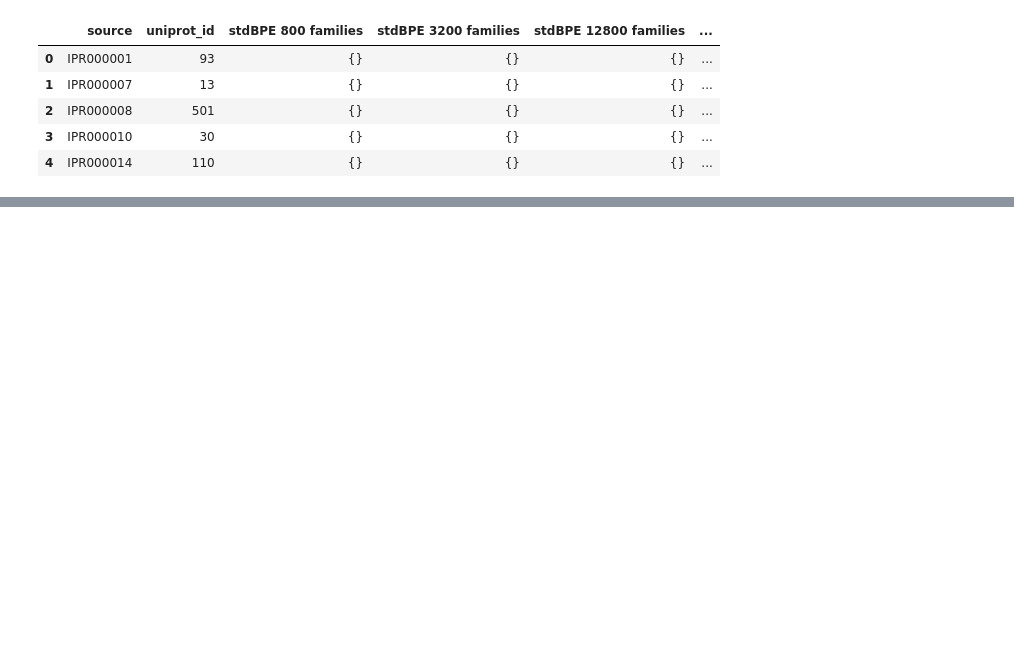
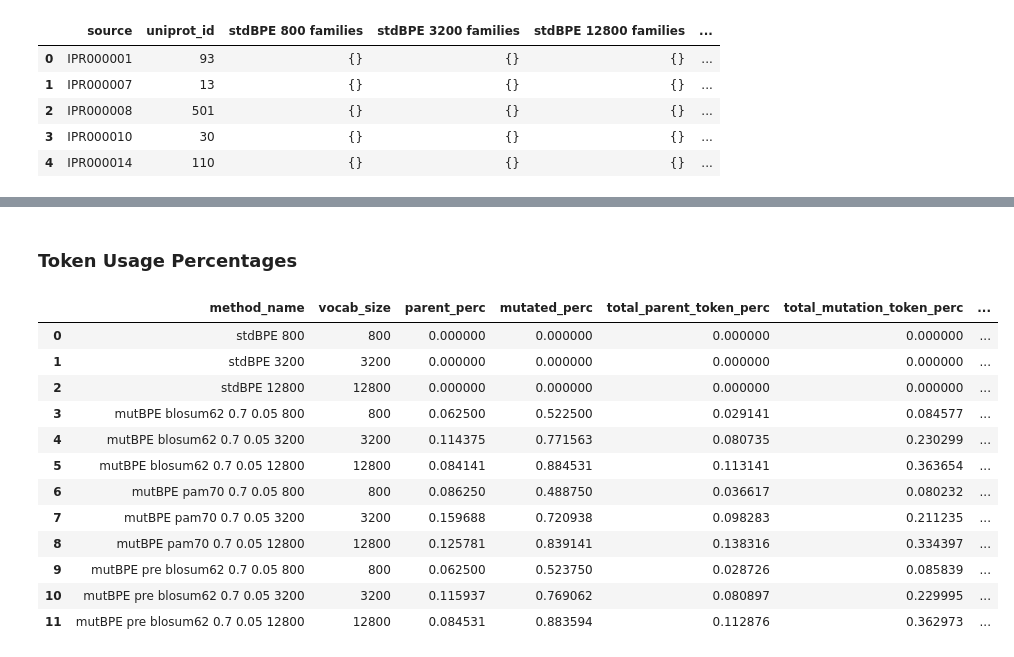
Before and after one commit to boun-tabi-lifelu/evolutionary-subword-tokenization, a Jupyter notebook: Prog/token_family_vs_domains.ipynb, the cells around one changed output, grey strips where cells are left out. Cells and saved outputs as stored; diff of their text form; code cells hidden in the pictures; blank space fills up the shorter version.

```diff
--- a/Prog/token_family_vs_domains.ipynb
+++ b/Prog/token_family_vs_domains.ipynb
@@ -110,7 +126,7 @@ conn = sqlite3.connect(db_file)
 df_protein = pd.read_sql(f"""SELECT Entry as uniprot_id, Sequence as sequence
                           FROM proteins
                           WHERE Entry IN (SELECT uniprot_accession FROM uniref{uniref_id}_distilled)""", conn)
-df_protein = df_protein[df_protein['sequence'].str.len() < 3000]
+df_protein = df_protein[df_protein['sequence'].str.len() < 3000].reset_index(drop=True)
 
 # df_protein_pre = pd.read_sql(f"SELECT * FROM uniref{uniref_id}_domain_sliced_plddt70", conn)
 # df_protein_pre = df_protein_pre[~df_protein_pre['uniprot_id'].isin(df_protein[df_protein['sequence'].str.len() > 3000]['uniprot_id'].unique())]
@@ -270,0 +316,2 @@ df_domains_family_counts_agg.head()
+# %% [markdown]
+### Token Usage Percentages
@@ -270,0 +324,57 @@ df_domains_family_counts_agg.head()
+# %%
+df_protein_token_counts_parents = pd.DataFrame.from_dict(list(df_protein_token_counts.apply(
+    lambda row: {method_name: {k:v for k, v in row[method_name].items() if k in inner_vocab_parents_list[method_name].keys()} for method_name in tokenizer_list.keys()}, axis=1)))
+df_protein_token_counts_mutations = pd.DataFrame.from_dict(list(df_protein_token_counts.apply(
+    lambda row: {method_name: {k:v for k, v in row[method_name].items() if k in inner_vocab_mutated_list[method_name].keys()} for method_name in tokenizer_list.keys()}, axis=1)))
+
+df_protein_token_counts_parents = pd.concat([df_protein_token_counts.loc[:, :'sequence'], df_protein_token_counts_parents], axis=1)
+df_protein_token_counts_mutations = pd.concat([df_protein_token_counts.loc[:, :'sequence'], df_protein_token_counts_mutations], axis=1)
+# %%
+df_domains_counts_agg_parents = pd.DataFrame.from_dict(list(df_domains_counts_agg.apply(
+    lambda row: {method_name: {k:v for k, v in row[method_name].items() if k in inner_vocab_parents_list[method_name].keys()} for method_name in tokenizer_list.keys()}, axis=1)))
+df_domains_counts_agg_mutations = pd.DataFrame.from_dict(list(df_domains_counts_agg.apply(
+    lambda row: {method_name: {k:v for k, v in row[method_name].items() if k in inner_vocab_mutated_list[method_name].keys()} for method_name in tokenizer_list.keys()}, axis=1)))
+
+df_domains_counts_agg_parents = pd.concat([df_domains_counts_agg.loc[:, :'uniprot_id'], df_domains_counts_agg_parents], axis=1)
+df_domains_counts_agg_mutations = pd.concat([df_domains_counts_agg.loc[:, :'uniprot_id'], df_domains_counts_agg_mutations], axis=1)
+# %%
+domain_total_token_counts = df_domains_counts_agg.iloc[:,2:].map(lambda x: sum(x.values())).sum(axis=0)
+domain_parent_token_counts = df_domains_counts_agg_parents.iloc[:,2:].map(lambda x: sum(x.values())).sum(axis=0)
+domain_mutation_token_counts = df_domains_counts_agg_mutations.iloc[:,2:].map(lambda x: sum(x.values())).sum(axis=0)
+
+protein_total_token_counts = df_protein_token_counts.iloc[:,2:].map(lambda x: sum(x.values())).sum(axis=0)
+protein_parent_token_counts = df_protein_token_counts_parents.iloc[:,2:].map(lambda x: sum(x.values())).sum(axis=0)
+protein_mutation_token_counts = df_protein_token_counts_mutations.iloc[:,2:].map(lambda x: sum(x.values())).sum(axis=0)
+
+token_usage_percentages = []
+for method_name in tokenizer_list.keys():
+    vocab_size = tokenizer_list[method_name].get_vocab_size()
+    parent_size = len(inner_vocab_parents_list[method_name])
+    mutated_size = len(inner_vocab_mutated_list[method_name])
+    token_usage_percentages.append(
+        {
+            'method_name': method_name,
+            'vocab_size': vocab_size,
+            'parent_perc': parent_size/vocab_size,
+            'mutated_perc': mutated_size/vocab_size,
+            'total_parent_token_perc': protein_parent_token_counts[method_name]/protein_total_token_counts[method_name],
+            'total_mutation_token_perc': protein_mutation_token_counts[method_name]/protein_total_token_counts[method_name],
+            'domain_parent_token_perc': domain_parent_token_counts[method_name]/domain_total_token_counts[method_name],
+            'domain_mutation_token_perc': domain_mutation_token_counts[method_name]/domain_total_token_counts[method_name],
+        }
+    )
+pd.DataFrame(token_usage_percentages)
+# %% [output]
+|  | method_name | vocab_size | parent_perc | mutated_perc | total_parent_token_perc | total_mutation_token_perc | ... |
+| 0 | stdBPE 800 | 800 | 0.000000 | 0.000000 | 0.000000 | 0.000000 | ... |
+| 1 | stdBPE 3200 | 3200 | 0.000000 | 0.000000 | 0.000000 | 0.000000 | ... |
+| 2 | stdBPE 12800 | 12800 | 0.000000 | 0.000000 | 0.000000 | 0.000000 | ... |
+| 3 | mutBPE blosum62 0.7 0.05 800 | 800 | 0.062500 | 0.522500 | 0.029141 | 0.084577 | ... |
+| 4 | mutBPE blosum62 0.7 0.05 3200 | 3200 | 0.114375 | 0.771563 | 0.080735 | 0.230299 | ... |
+| 5 | mutBPE blosum62 0.7 0.05 12800 | 12800 | 0.084141 | 0.884531 | 0.113141 | 0.363654 | ... |
+| 6 | mutBPE pam70 0.7 0.05 800 | 800 | 0.086250 | 0.488750 | 0.036617 | 0.080232 | ... |
+| 7 | mutBPE pam70 0.7 0.05 3200 | 3200 | 0.159688 | 0.720938 | 0.098283 | 0.211235 | ... |
+| 8 | mutBPE pam70 0.7 0.05 12800 | 12800 | 0.125781 | 0.839141 | 0.138316 | 0.334397 | ... |
+| 9 | mutBPE pre blosum62 0.7 0.05 800 | 800 | 0.062500 | 0.523750 | 0.028726 | 0.085839 | ... |
+| 10 | mutBPE pre blosum62 0.7 0.05 3200 | 3200 | 0.115937 | 0.769062 | 0.080897 | 0.229995 | ... |
+| 11 | mutBPE pre blosum62 0.7 0.05 12800 | 12800 | 0.084531 | 0.883594 | 0.112876 | 0.362973 | ... |
```
Also changed, not shown: parts of 21 cells of this notebook.
